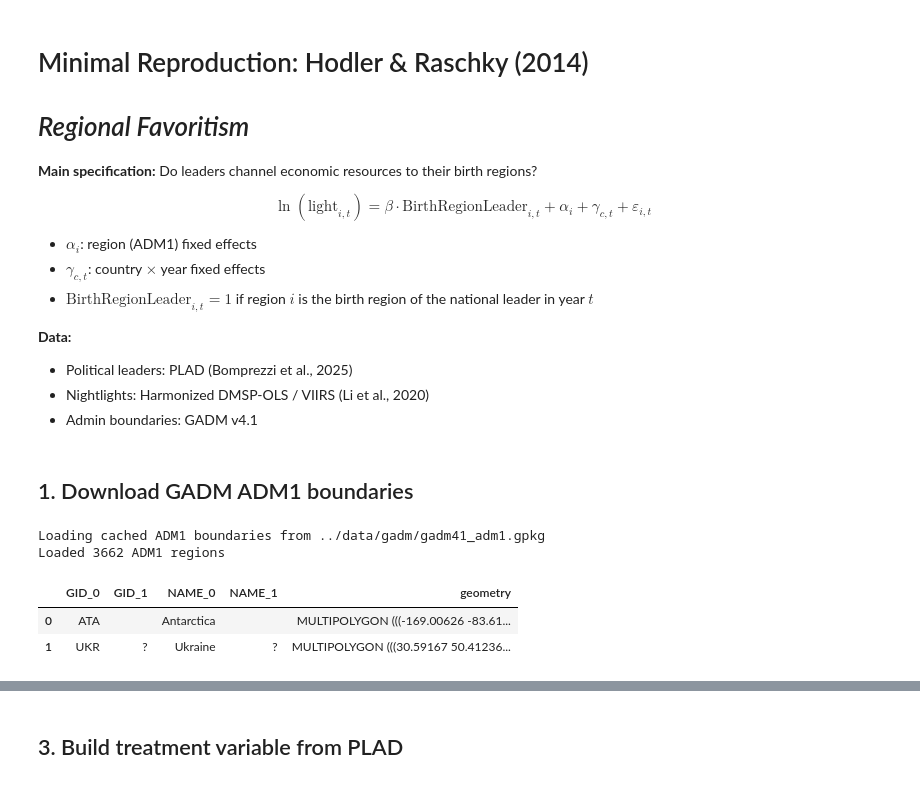
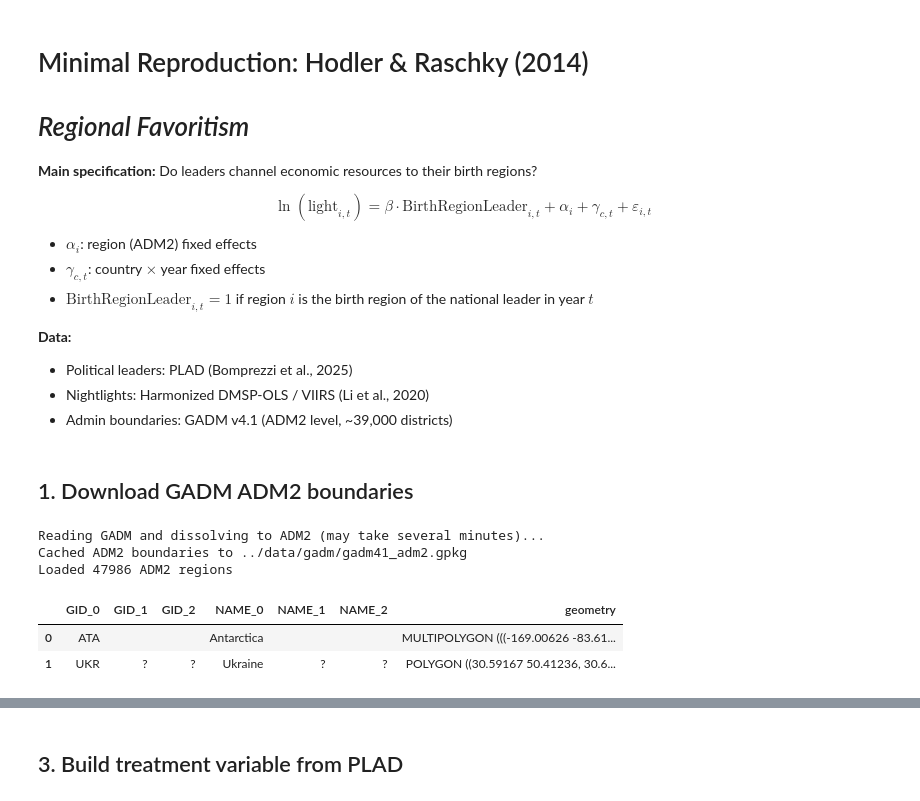
Before and after one commit to RichSchulz/political-leader-pollution, a Jupyter notebook: analysis/replication.ipynb, the cells around one changed output, grey strips where cells are left out. Drawn from its saved outputs; the diff is of its cells as text; code cells hidden in the pictures.

```diff
--- a/analysis/replication.ipynb
+++ b/analysis/replication.ipynb
@@ -6,14 +6,14 @@
 
 $$\ln(\text{light}_{i,t}) = \beta \cdot \text{BirthRegionLeader}_{i,t} + \alpha_i + \gamma_{c,t} + \varepsilon_{i,t}$$
 
-- $\alpha_i$: region (ADM1) fixed effects
+- $\alpha_i$: region (ADM2) fixed effects
 - $\gamma_{c,t}$: country $\times$ year fixed effects
 - $\text{BirthRegionLeader}_{i,t} = 1$ if region $i$ is the birth region of the national leader in year $t$
 
 **Data:**
 - Political leaders: PLAD (Bomprezzi et al., 2025)
 - Nightlights: Harmonized DMSP-OLS / VIIRS (Li et al., 2020)
-- Admin boundaries: GADM v4.1
+- Admin boundaries: GADM v4.1 (ADM2 level, ~39,000 districts)
 # %%
 import os
 import warnings
@@ -35,42 +35,53 @@ DATA = ROOT / "data"
 NTL_DIR = DATA / "nightlights"
 PLAD_PATH = DATA / "political leaders" / "PLAD_April_2024.dta"
 # %% [markdown]
-## 1. Download GADM ADM1 boundaries
+## 1. Download GADM ADM2 boundaries
 # %%
 GADM_DIR = DATA / "gadm"
 GADM_GPKG = GADM_DIR / "gadm_410.gpkg"
-ADM1_CACHE = GADM_DIR / "gadm41_adm1.gpkg"
+ADM2_CACHE = GADM_DIR / "gadm41_adm2.gpkg"
 
 # --- Download GADM if needed ---
-if not GADM_GPKG.exists() and not ADM1_CACHE.exists():
+if not GADM_GPKG.exists() and not ADM2_CACHE.exists():
     GADM_DIR.mkdir(parents=True, exist_ok=True)
     url = "https://geodata.ucdavis.edu/gadm/gadm4.1/gadm_410-gpkg.zip"
     zip_path = GADM_DIR / "gadm_410-gpkg.zip"
     print("Downloading GADM (~1.4 GB) — this may take a few minutes...")
     urllib.request.urlretrieve(url, zip_path)
     print("Extracting...")
     with zipfile.ZipFile(zip_path, "r") as zf:
         zf.extractall(GADM_DIR)
     zip_path.unlink()
     print("Done.")
 
-# --- Dissolve to ADM1 level and cache ---
-if ADM1_CACHE.exists():
-    print(f"Loading cached ADM1 boundaries from {ADM1_CACHE}")
-    adm1 = gpd.read_file(ADM1_CACHE)
+# --- Dissolve to ADM2 level and cache ---
+if ADM2_CACHE.exists():
+    print(f"Loading cached ADM2 boundaries from {ADM2_CACHE}")
+    adm2 = gpd.read_file(ADM2_CACHE)
 else:
-    print("Dissolving to ADM1 (this takes a few minutes on the first run)...")
+    print("Reading GADM and dissolving to ADM2 (may take several minutes)...")
     raw = gpd.read_file(GADM_GPKG)
-    adm1 = raw.dissolve(by="GID_1", as_index=False)[["GID_0", "GID_1", "NAME_0", "NAME_1", "geometry"]]
-    adm1.to_file(ADM1_CACHE, driver="GPKG")
-    print(f"Cached ADM1 boundaries to {ADM1_CACHE}")
 
-print(f"Loaded {len(adm1)} ADM1 regions")
-adm1.head(2)
+    # For countries that lack ADM2 subdivision, promote their ADM1 code to GID_2
+    # (mirrors Bora 2025: "retain ADM1 regions for countries with no ADM2")
+    has_gid2 = raw["GID_2"].notna() & (raw["GID_2"].str.strip() != "")
+    # Replace GID_2 in-place so dissolve key has no duplicate column after the operation
+    raw["GID_2"] = raw["GID_2"].where(has_gid2, raw["GID_1"])
+
+    adm2 = raw.dissolve(by="GID_2", as_index=False)
+    keep_cols = [c for c in ["GID_0", "GID_1", "GID_2", "NAME_0", "NAME_1", "NAME_2", "geometry"]
+                 if c in adm2.columns]
+    adm2 = adm2[keep_cols]
+    adm2.to_file(ADM2_CACHE, driver="GPKG")
+    print(f"Cached ADM2 boundaries to {ADM2_CACHE}")
+
+print(f"Loaded {len(adm2)} ADM2 regions")
+adm2.head(2)
 # %% [output]
-Loading cached ADM1 boundaries from ../data/gadm/gadm41_adm1.gpkg
-Loaded 3662 ADM1 regions
+Reading GADM and dissolving to ADM2 (may take several minutes)...
+Cached ADM2 boundaries to ../data/gadm/gadm41_adm2.gpkg
+Loaded 47986 ADM2 regions
-|  | GID_0 | GID_1 | NAME_0 | NAME_1 | geometry |
-| 0 | ATA |  | Antarctica |  | MULTIPOLYGON (((-169.00626 -83.61... |
-| 1 | UKR | ? | Ukraine | ? | MULTIPOLYGON (((30.59167 50.41236... |
+|  | GID_0 | GID_1 | GID_2 | NAME_0 | NAME_1 | NAME_2 | geometry |
+| 0 | ATA |  |  | Antarctica |  |  | MULTIPOLYGON (((-169.00626 -83.61... |
+| 1 | UKR | ? | ? | Ukraine | ? | ? | POLYGON ((30.59167 50.41236, 30.6... |
 # %% [markdown]
```
Also changed, not shown: parts of 10 cells of this notebook, 2 other files.
